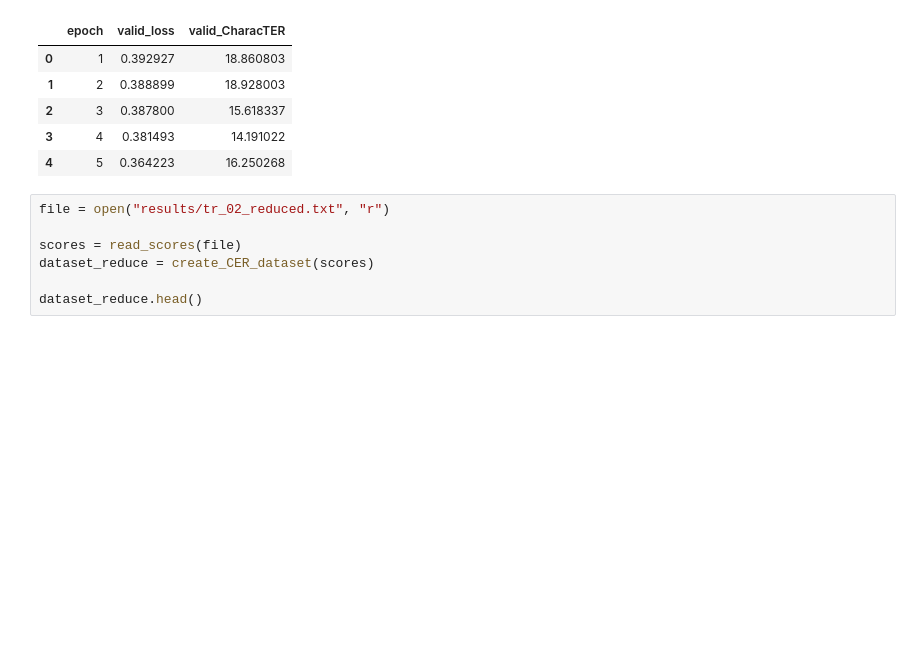
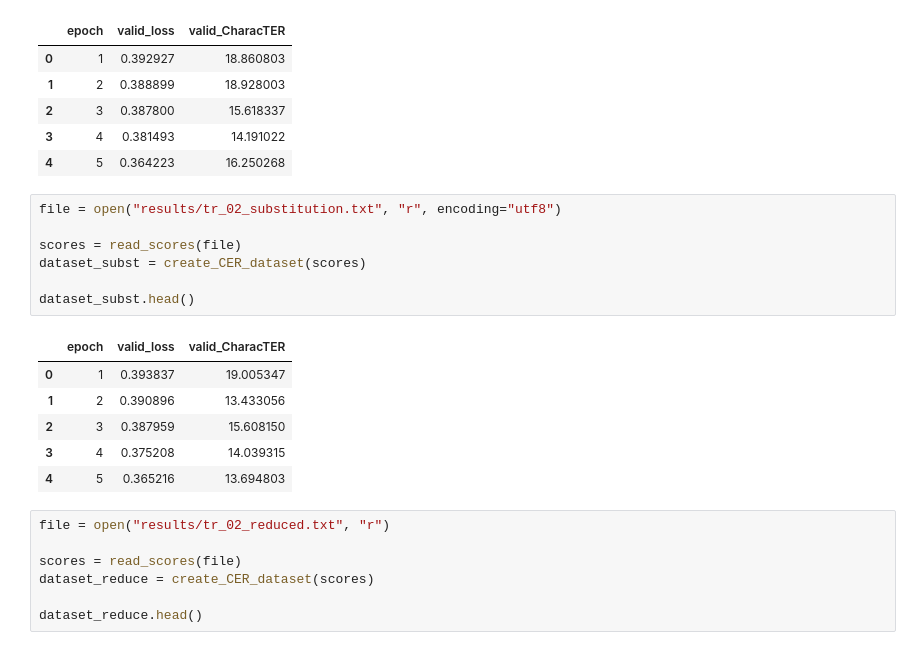
Before and after one commit to Nara-On/DecipherAndTranscribe, a Jupyter notebook: visuals/visualizations.ipynb, the cells around one changed output. Saved outputs shown, nothing was run; the diff lists cells and outputs as text; blank space fills up the shorter version.

```diff
--- a/visuals/visualizations.ipynb
+++ b/visuals/visualizations.ipynb
@@ -44,6 +44,20 @@ dataset_ignore.head()
 | 2 | 3 | 0.387800 | 15.618337 |
 | 3 | 4 | 0.381493 | 14.191022 |
 | 4 | 5 | 0.364223 | 16.250268 |
+# %%
+file = open("results/tr_02_substitution.txt", "r", encoding="utf8")
+
+scores = read_scores(file)
+dataset_subst = create_CER_dataset(scores)
+
+dataset_subst.head()
+# %% [output]
+|  | epoch | valid_loss | valid_CharacTER |
+| 0 | 1 | 0.393837 | 19.005347 |
+| 1 | 2 | 0.390896 | 13.433056 |
+| 2 | 3 | 0.387959 | 15.608150 |
+| 3 | 4 | 0.375208 | 14.039315 |
+| 4 | 5 | 0.365216 | 13.694803 |
 # %%
 file = open("results/tr_02_reduced.txt", "r")
 
```
Also changed, not shown: parts of 2 cells of this notebook, 9 other files.
